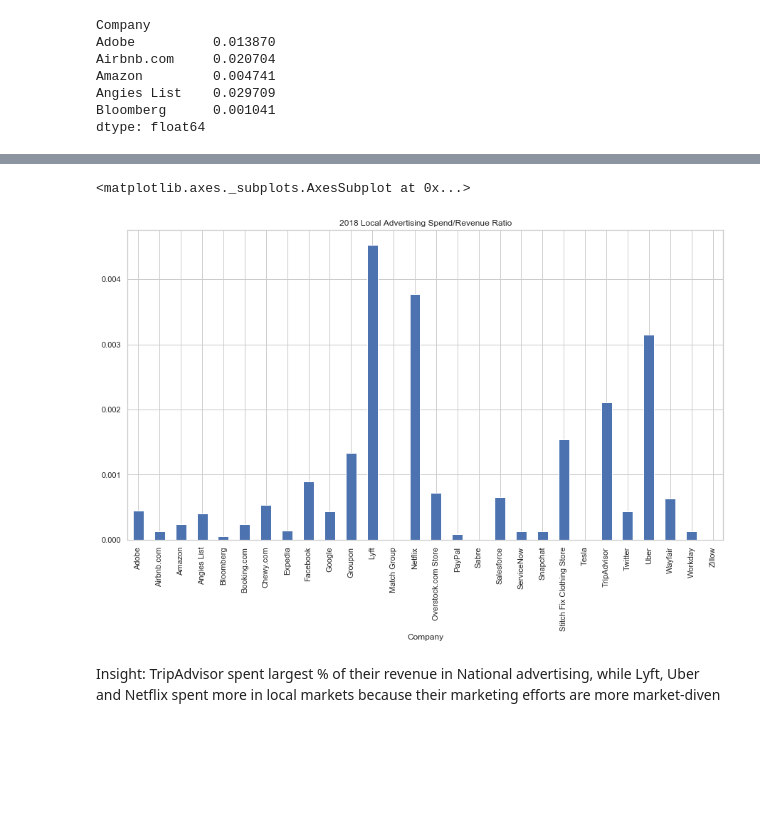
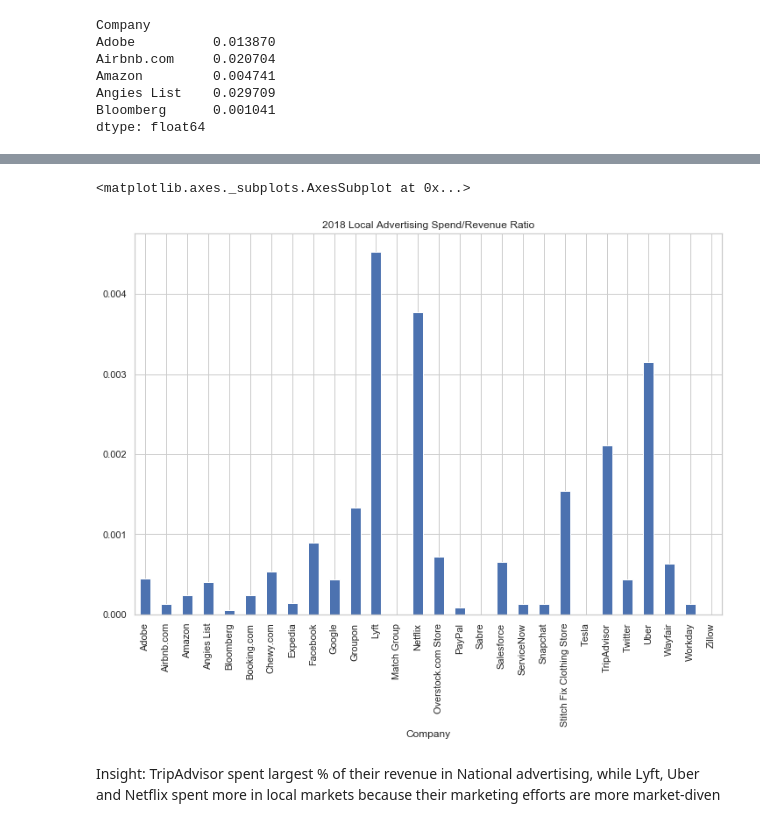
Before and after one commit to bonniema/Competitive_Spend_Classifier, a Jupyter notebook: Competitive_Classification_BM.ipynb, the cells around one changed output, grey strips where cells are left out. Saved outputs shown, nothing was run; the diff lists cells and outputs as text; code cells hidden in the pictures; blank space fills up the shorter version.

```diff
--- a/Competitive_Classification_BM.ipynb
+++ b/Competitive_Classification_BM.ipynb
@@ -71,11 +71,11 @@ nat_spend_revenue_ratio.plot.bar(figsize=(15,8),title='2018 National Advertising
 # %%
 local_spend = comp[(comp['DMA_Code']!=0) & (comp['Year']==2018)].groupby(['Company'])['Spend_K'].sum()
 avg_revenue = comp[comp['Year']==2018].groupby(['Company'])['Revenue_Billion'].mean()
 local_spend_revenue_ratio = local_spend/avg_revenue/1000000
-local_spend_revenue_ratio.plot.bar(figsize=(15,8),title='2018 Local Advertising Spend/Revenue Ratio')
+local_spend_revenue_ratio.plot.bar(figsize=(12,8),title='2018 Local Advertising Spend/Revenue Ratio')
 # %% [output]
 <matplotlib.axes._subplots.AxesSubplot at 0x...>
-[figure, old version]
+[figure, new version]
 # %% [markdown]
 Insight: TripAdvisor spent largest % of their revenue in National advertising, while Lyft, Uber and Netflix spent more in local markets because their marketing efforts are more market-diven
 # %%
```
Also changed, not shown: parts of 37 cells of this notebook, 1 other file.
